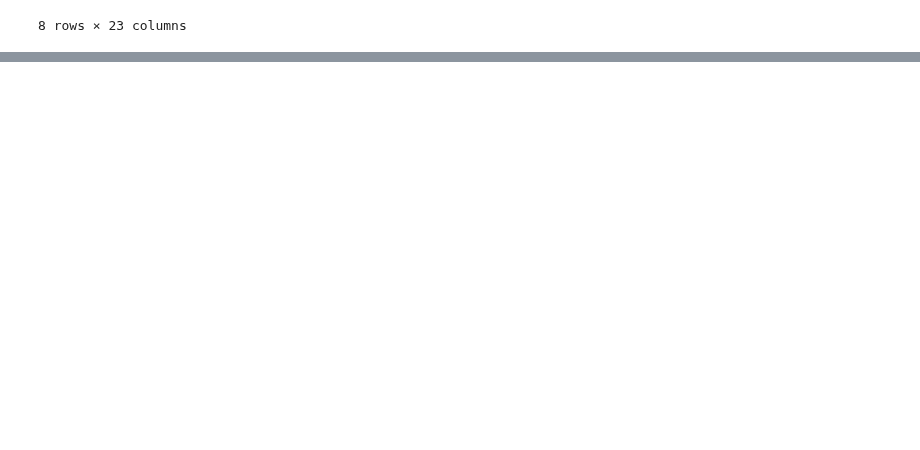
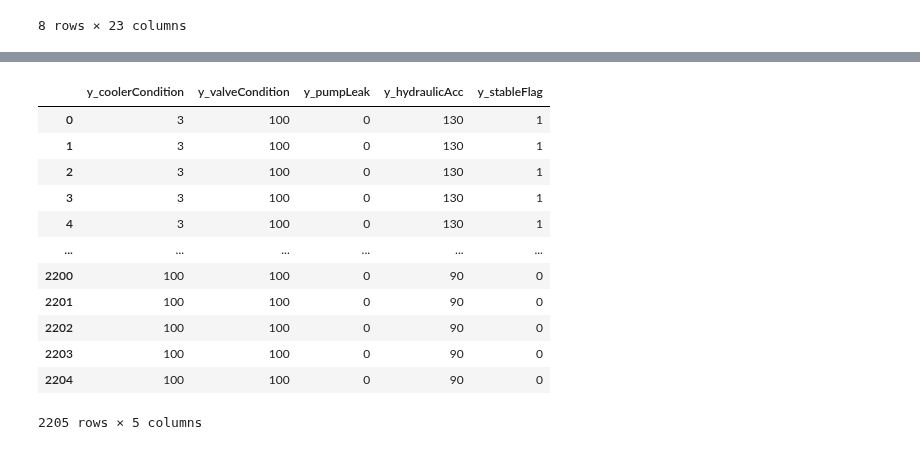
Before and after one commit to ajaykofficial/Machine-Learning, a Jupyter notebook: Condition Monitoring of Hydraulic System/RandomForest.ipynb, the cells around one changed output, grey strips where cells are left out. Cells and saved outputs as stored; diff of their text form; code cells hidden in the pictures; blank space fills up the shorter version.

```diff
--- a/Condition Monitoring of Hydraulic System/RandomForest.ipynb
+++ b/Condition Monitoring of Hydraulic System/RandomForest.ipynb
@@ -52,0 +55,5 @@ df.describe()
+# %%
+X = df[['PS1', 'PS2', 'PS3', 'PS4', 'PS5', 'PS6', 'FS1', 'FS2',
+       'TS1', 'TS2', 'TS3', 'TS4', 'P1', 'VS1', 'CE1', 'CP1', 'SE1']]
+y = df[['y_coolerCondition', 'y_valveCondition', 'y_pumpLeak', 'y_hydraulicAcc',
+       'y_stableFlag']]
@@ -52,0 +76,16 @@ df.describe()
+# %%
+y
+# %% [output]
+|  | y_coolerCondition | y_valveCondition | y_pumpLeak | y_hydraulicAcc | y_stableFlag |
+| 0 | 3 | 100 | 0 | 130 | 1 |
+| 1 | 3 | 100 | 0 | 130 | 1 |
+| 2 | 3 | 100 | 0 | 130 | 1 |
+| 3 | 3 | 100 | 0 | 130 | 1 |
+| 4 | 3 | 100 | 0 | 130 | 1 |
+| ... | ... | ... | ... | ... | ... |
+| 2200 | 100 | 100 | 0 | 90 | 0 |
+| 2201 | 100 | 100 | 0 | 90 | 0 |
+| 2202 | 100 | 100 | 0 | 90 | 0 |
+| 2203 | 100 | 100 | 0 | 90 | 0 |
+| 2204 | 100 | 100 | 0 | 90 | 0 |
+2205 rows × 5 columns
```
Also changed, not shown: parts of 2 cells of this notebook.
